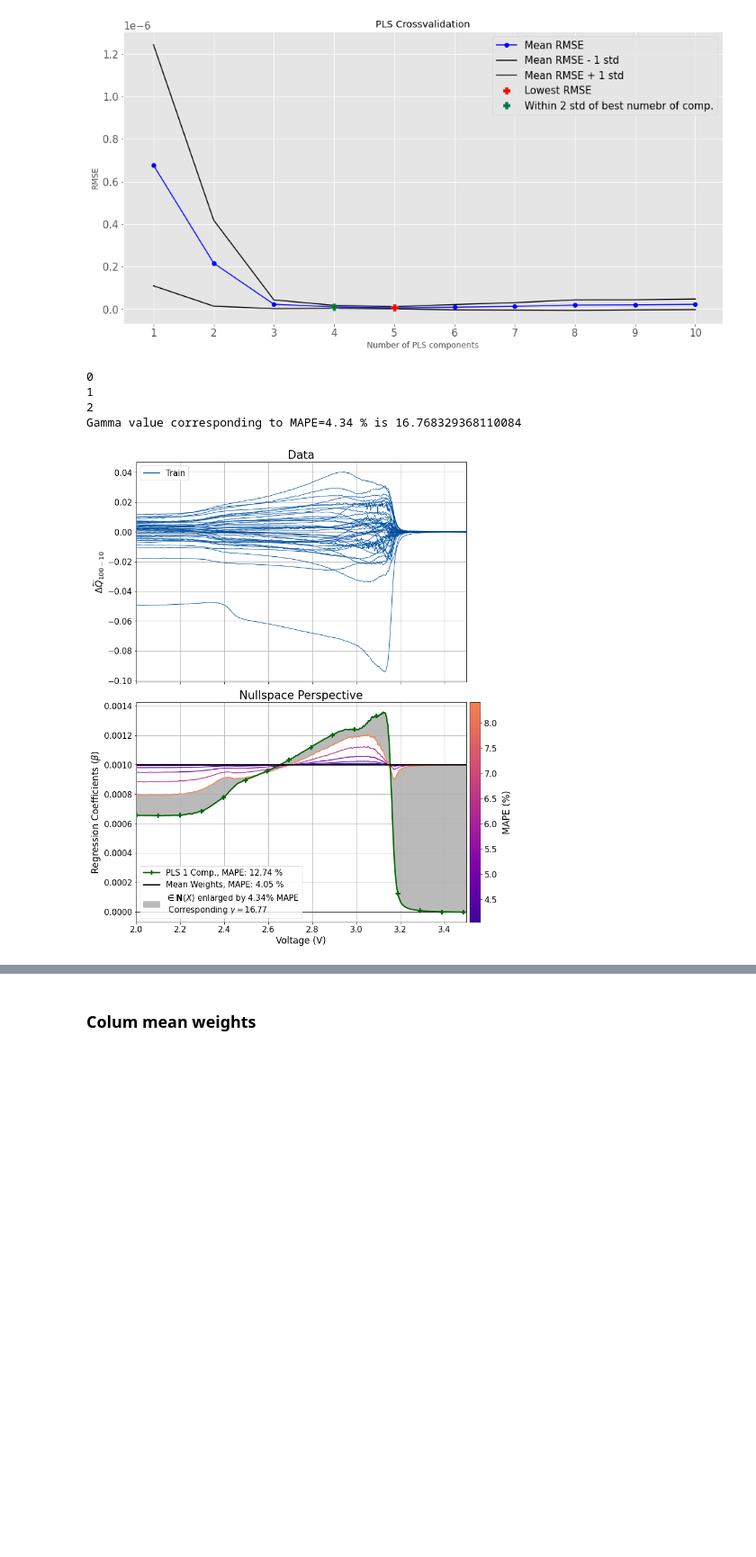
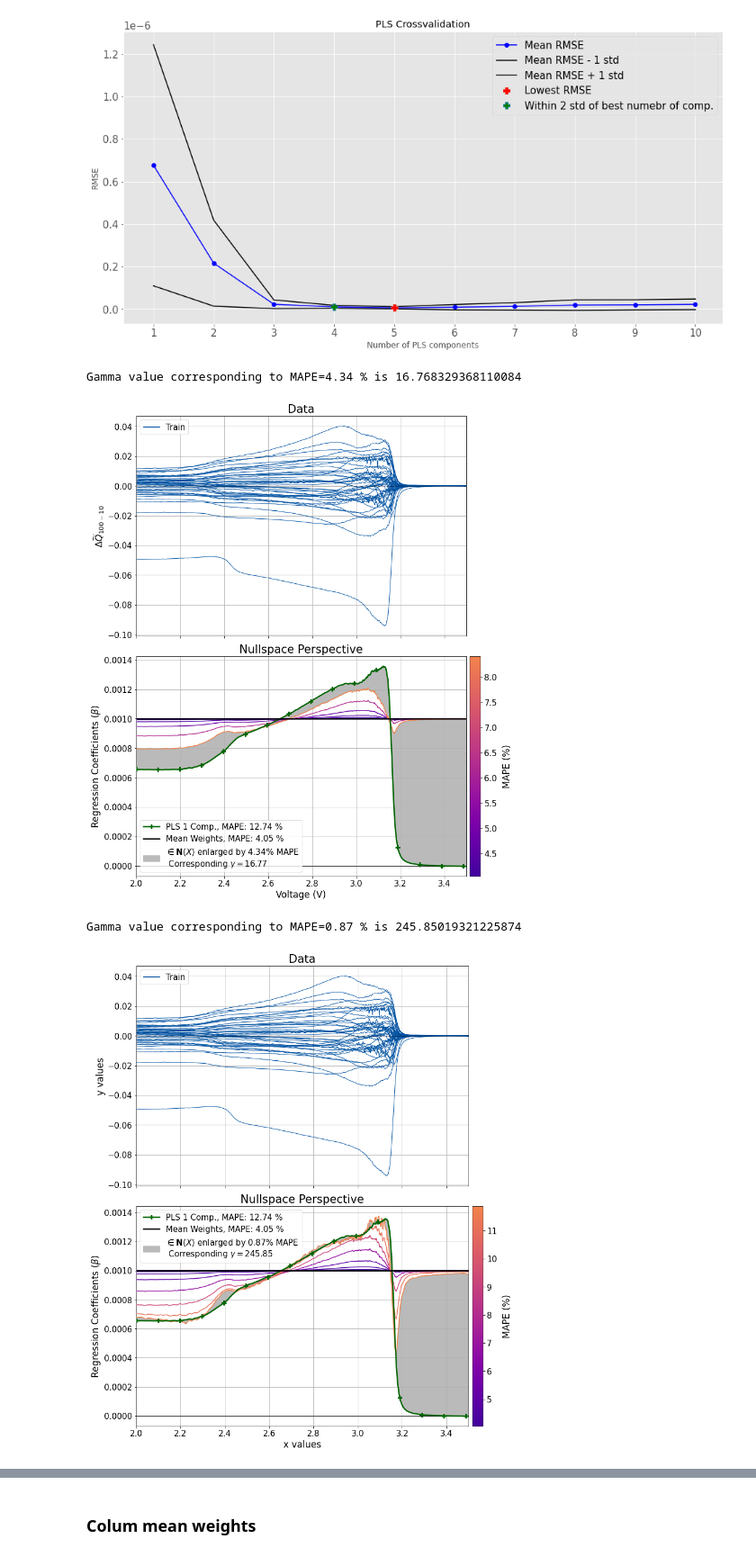
Before and after one commit to JoachimSchaeffer/HDRegAnalytics, a Jupyter notebook: nullspace_methodolody_exmaples.ipynb, the cells around one changed output, grey strips where cells are left out. Shown at 90% size. Drawn from its saved outputs; the diff is of its cells as text; code cells hidden in the pictures; blank space fills up the shorter version.

```diff
--- a/nullspace_methodolody_exmaples.ipynb
+++ b/nullspace_methodolody_exmaples.ipynb
@@ -221,19 +218,32 @@ optimise_pls_cv(dml_lfp_syn.X_, dml_lfp_syn.y_, max_comps=10, plot_components=Tr
 dml_lfp_syn, fig, ax = dml_lfp_syn.nullspace_correction(
     key_alpha ='PLS 1 Comp.', w_alpha_name='PLS 1 Comp.',
     w_beta = mean_reg_coef_lfp, w_beta_name='Mean Weights', std=False,
-    plot_results=True, save_plot=0)
+    plot_results=True, save_plot=0, max_mape=-0.5)
 
 ax[0].set_ylabel(r'$\Delta \widetilde{Q}_{100-10}$')
 ax[1].set_xlabel('Voltage (V)')
 ax[1].legend(loc=3)
 plt.show()
-fig.savefig(save_plot_path + 'LFP_example_PLS_mean.pdf')
+if save_plots:
+    fig.savefig(save_plot_path + 'LFP_example_PLS_mean.pdf')
 # %% [output]
-0
-1
-2
 Gamma value corresponding to MAPE=4.34 % is 16.768329368110084
 [figure]
+# %%
+dml_lfp_syn, fig1, ax1 = dml_lfp_syn.nullspace_correction(
+    key_alpha ='PLS 1 Comp.', w_alpha_name='PLS 1 Comp.',
+    w_beta = mean_reg_coef_lfp, w_beta_name='Mean Weights', std=False,
+    plot_results=True, save_plot=0, max_mape=-0.1)
+
+ax[0].set_ylabel(r'$\Delta \widetilde{Q}_{100-10}$')
+ax[1].set_xlabel('Voltage (V)')
+ax[1].legend(loc=3)
+plt.show()
+if save_plots:
+    fig.savefig(save_plot_path + 'LFP_example_PLS_mean_.pdf')
+# %% [output]
+Gamma value corresponding to MAPE=0.87 % is 245.85019321225874
+[figure, added]
 # %%
 dml_lfp_syn, fig, ax = dml_lfp_syn.nullspace_correction(
     key_alpha ='PLS 3 Comp.', w_alpha_name='PLS 3 Comp.',
```
Also changed, not shown: parts of 10 cells of this notebook, 14 other files.
